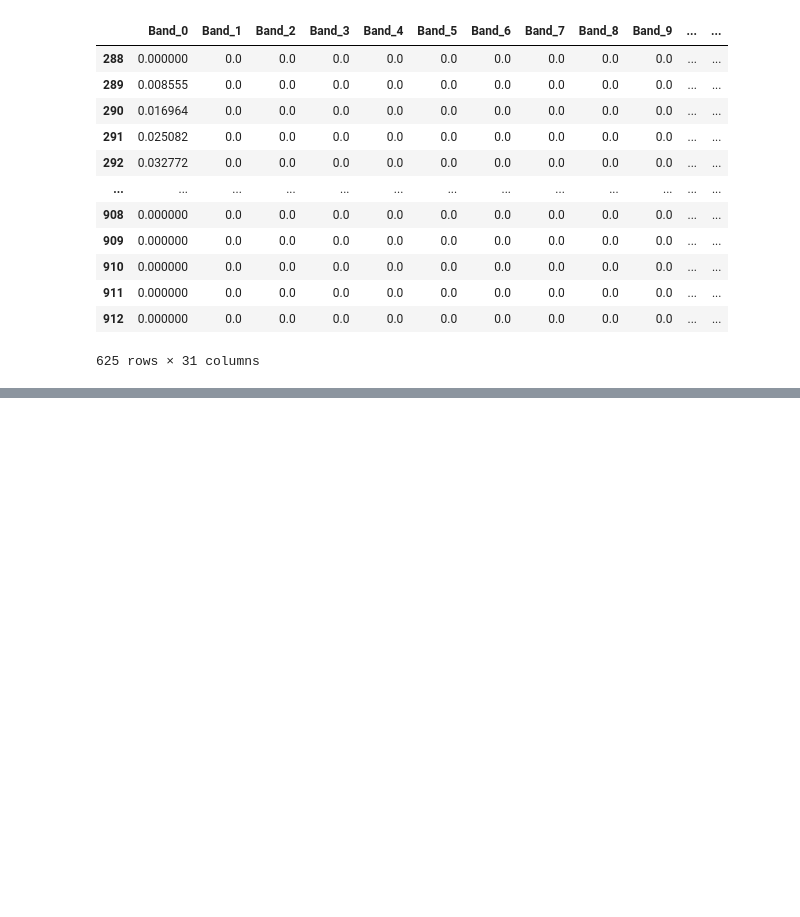
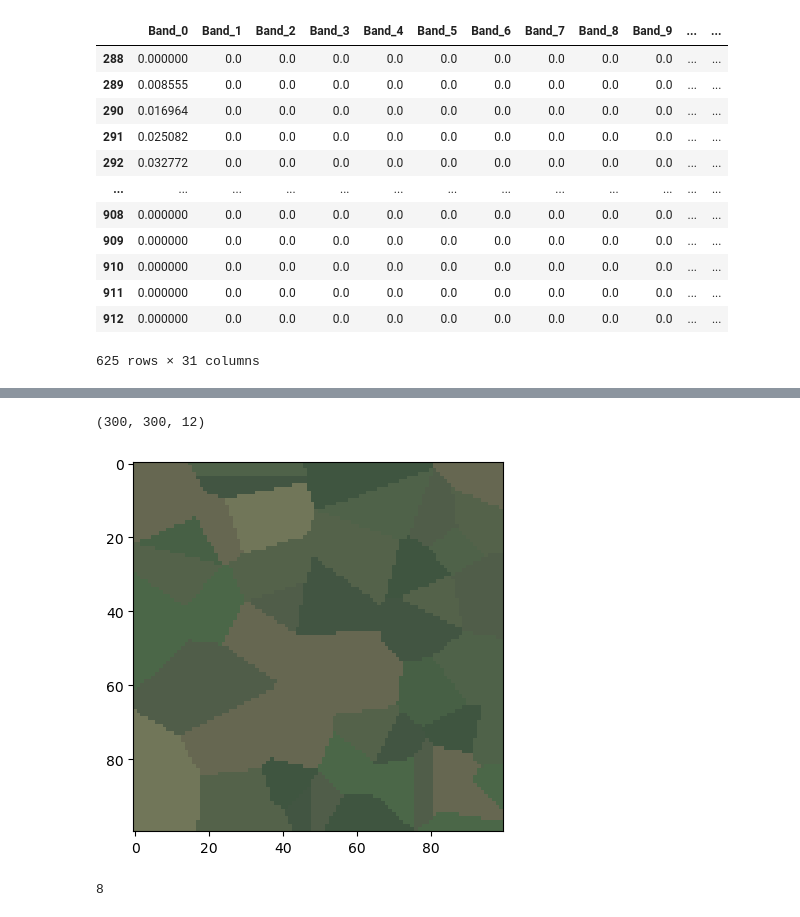
Before and after one commit to miracleyoo/voronoi-hsi-generation, a Jupyter notebook: scratch.ipynb, the cells around one changed output, grey strips where cells are left out. Cells and saved outputs as stored; diff of their text form; code cells hidden in the pictures; blank space fills up the shorter version.

Commit message:
add sentinel-based generation

```diff
--- a/scratch.ipynb
+++ b/scratch.ipynb
@@ -161,0 +206,24 @@ for path in paths:
+# %%
+colorLabels = list(estimator.labels_)
+colorInfo = {}
+for center_index in range(k):
+    colorRatio = colorLabels.count(center_index)/len(colorLabels)
+    colorInfo[colorRatio] = centroids[center_index]
+
+# 根据比例排序，从高至第低
+colorInfo = [(k,colorInfo[k]) for k in sorted(colorInfo.keys(), reverse=True)]
+for color in colorInfo:
+    print('比例：', color[0], '颜色：', color[1])
+
+
+# 使用算法跑出的中心点，生成一个矩阵，为数据可视化做准备
+result = []
+result_width = 200
+result_height_per_center = 80
+for center_index in range(k):
+    result.append(np.full((result_width * result_height_per_center, n_channels), colorInfo[center_index][1], dtype=int))
+result = np.array(result)
+result = result.reshape((result_height_per_center * k, result_width, n_channels))
+
+# 保存图片
+io.imsave(os.path.splitext(img_file)[0] + '_result.bmp', result)
@@ -161,0 +325,8 @@ for path in paths:
+# %%
+img = mio.load(r'L:\Satellite\synthetic_sentinel_real\voronoi1024_23\64x.pkl')
+img=get_new_dim_img(img)
+print(img.shape)
+# %% [output]
+(300, 300, 12)
+# %%
+materials_array = get_main_color(img, k=20)
@@ -161,0 +335,7 @@ for path in paths:
+# %%
+vo_img = voronoi(100, 100, 50, materials_array, band_num=12)
+# %%
+mcv.imshow(vo_img, multiply=30)
+plt.show()
+# %% [output]
+[figure, added]
@@ -161,0 +349,4 @@ for path in paths:
+# %%
+random.randrange(3,10)
+# %% [output]
+8
```
Also changed, not shown: parts of 14 cells of this notebook, 4 other files.
